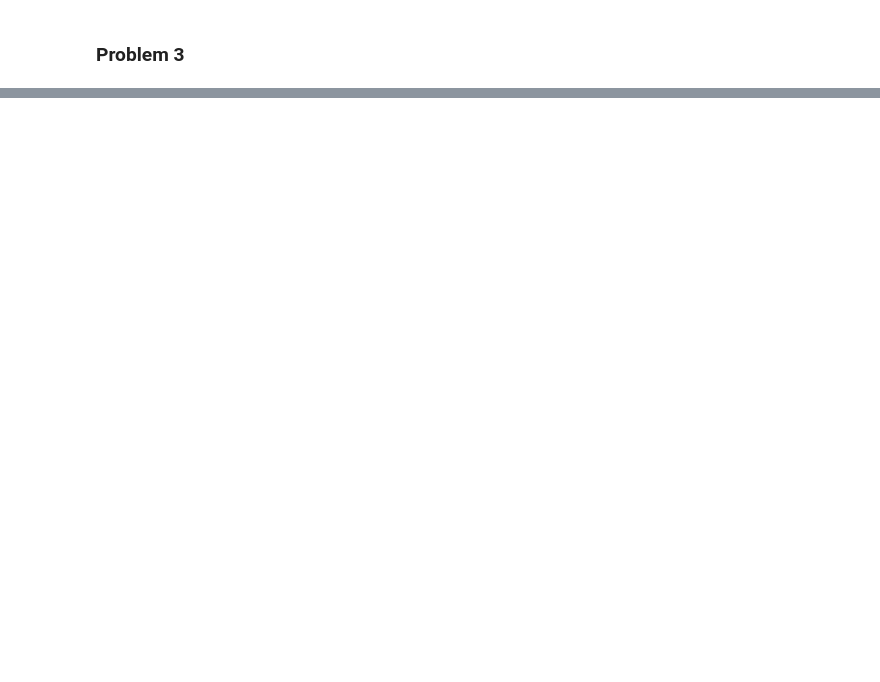
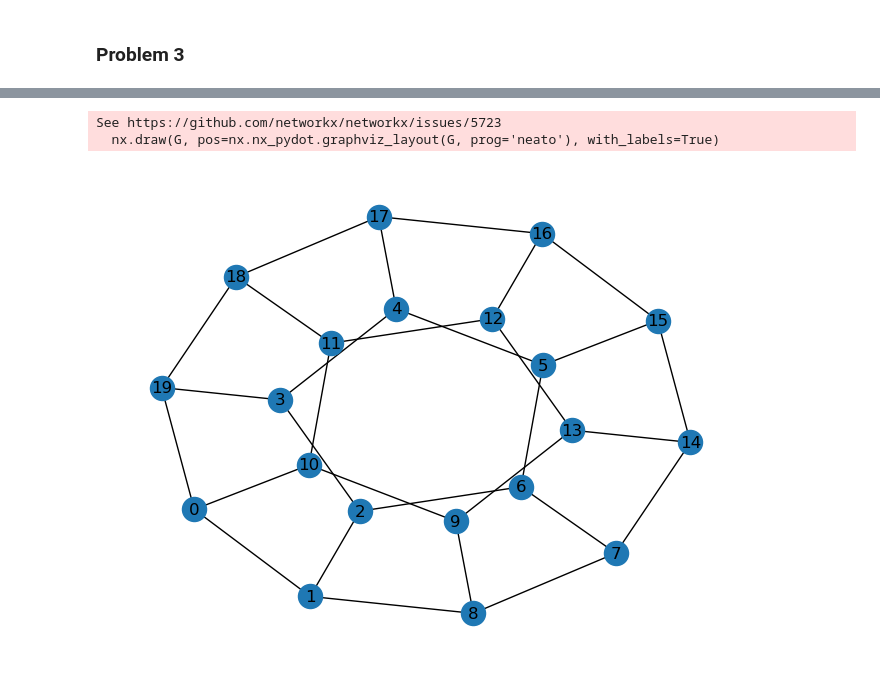
Before and after one commit to ethanp55/network_science, a Jupyter notebook: hw1.ipynb, the cells around one changed output, grey strips where cells are left out. Saved outputs shown, nothing was run; the diff lists cells and outputs as text; code cells hidden in the pictures; blank space fills up the shorter version.

```diff
--- a/hw1.ipynb
+++ b/hw1.ipynb
@@ -278,0 +319,9 @@ nx.draw(G, with_labels=True)
+# %%
+# networkx.nx_pydot.graphviz_layout(G, prog='neato')
+G = nx.dodecahedral_graph()
+nx.draw(G, pos=nx.nx_pydot.graphviz_layout(G, prog='neato'), with_labels=True)
+plt.show()
+# %% [output]
+See https://github.com/networkx/networkx/issues/5723
+  nx.draw(G, pos=nx.nx_pydot.graphviz_layout(G, prog='neato'), with_labels=True)
+[figure, added]
```
Also changed, not shown: parts of 22 cells of this notebook.
